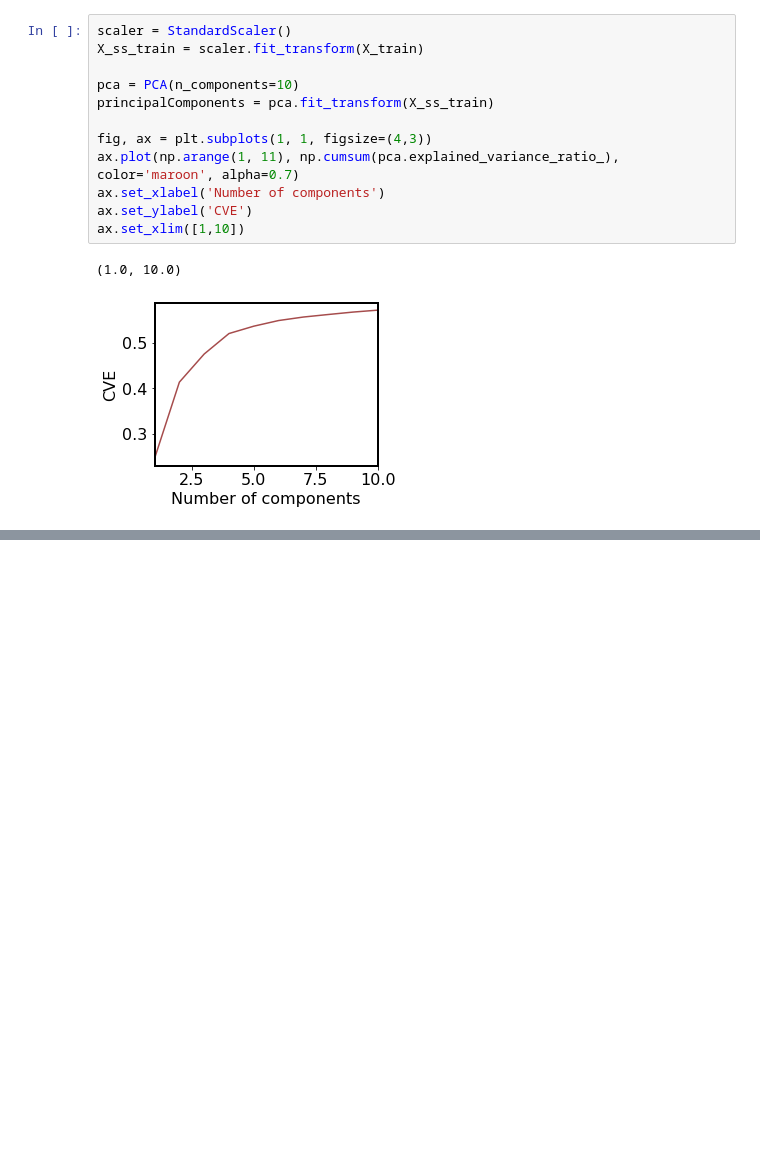
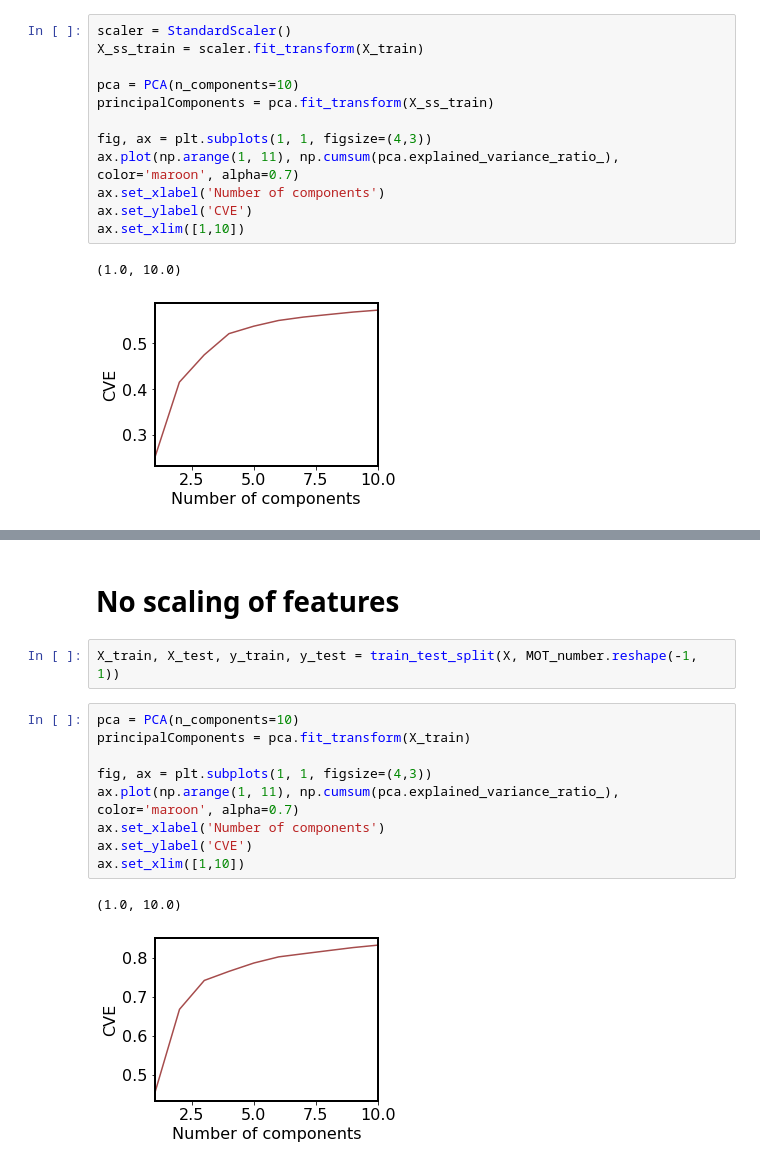
Before and after one commit to SharunasJurgilas/DS_ML_projects, a Jupyter notebook: mot_prophet/Principal_Component_Analysis.ipynb, the cells around one changed output, grey strips where cells are left out. Saved outputs shown, nothing was run; the diff lists cells and outputs as text; blank space fills up the shorter version.

Commit message:
added PCA without feature scaling

```diff
--- a/mot_prophet/Principal_Component_Analysis.ipynb
+++ b/mot_prophet/Principal_Component_Analysis.ipynb
@@ -183,0 +184,16 @@ Text(0, 0.5, 'Measured ($10^{4}$)')
+# %% [markdown]
+# No scaling of features
+# %%
+X_train, X_test, y_train, y_test = train_test_split(X, MOT_number.reshape(-1, 1))
+# %%
+pca = PCA(n_components=10)
+principalComponents = pca.fit_transform(X_train)
+
+fig, ax = plt.subplots(1, 1, figsize=(4,3))
+ax.plot(np.arange(1, 11), np.cumsum(pca.explained_variance_ratio_), color='maroon', alpha=0.7)
+ax.set_xlabel('Number of components')
+ax.set_ylabel('CVE')
+ax.set_xlim([1,10])
+# %% [output]
+(1.0, 10.0)
+[figure, added]
```
Also changed, not shown: parts of 8 cells of this notebook.
